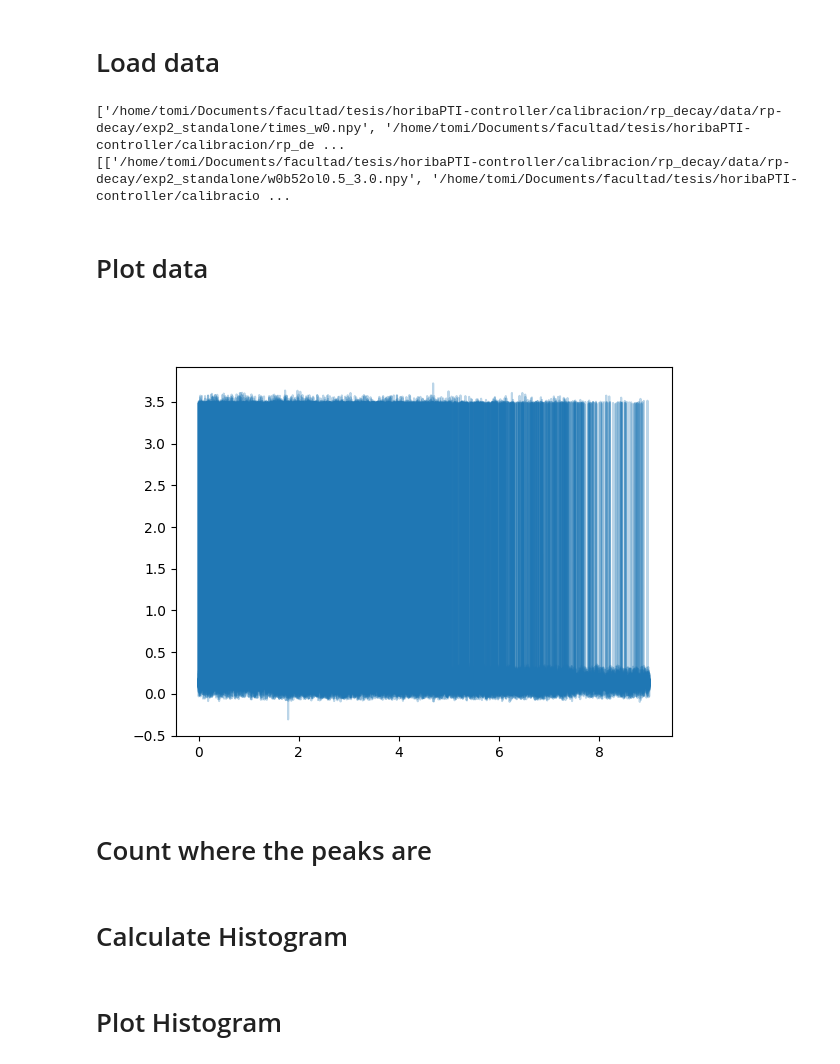
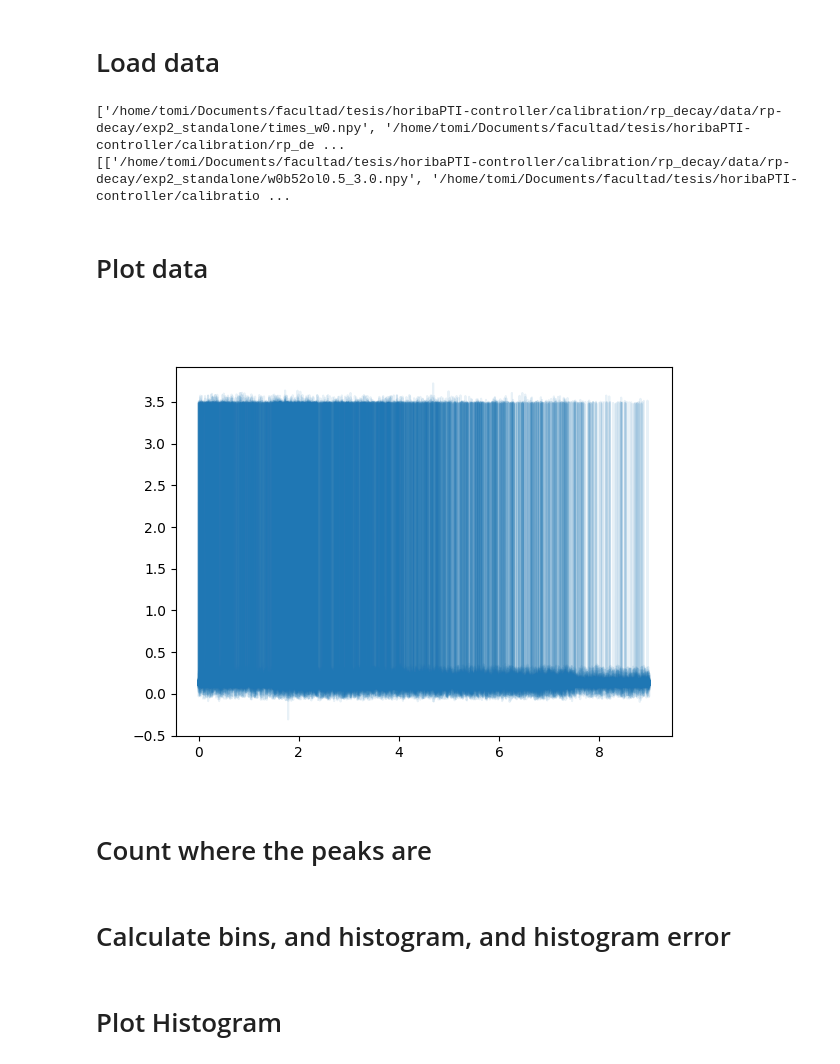
Before and after one commit to tdinapoli/horibaPTI-controller, a Jupyter notebook: calibration/rp_decay/analysis.ipynb, the cells around one changed output. Cells and saved outputs as stored; diff of their text form; code cells hidden in the pictures.

```diff
--- a/calibration/rp_decay/analysis.ipynb
+++ b/calibration/rp_decay/analysis.ipynb
@@ -17,7 +31,7 @@ import glob
 # %% [markdown]
 # Load data
 # %%
-common_path = '/home/tomi/Documents/facultad/tesis/horibaPTI-controller/calibracion/rp_decay/data/rp-decay/exp2_standalone/'
+common_path = '/home/tomi/Documents/facultad/tesis/horibaPTI-controller/calibration/rp_decay/data/rp-decay/exp2_standalone/'
 times_path = f"{common_path}times*"
 amount_windows = 5
 screens_windows_path = []
@@ -27,21 +41,21 @@ times_paths = glob.glob(times_path)
 print(times_paths)
 print(screens_windows_path)
 # %% [output]
-['/home/tomi/Documents/facultad/tesis/horibaPTI-controller/calibracion/rp_decay/data/rp-decay/exp2_standalone/times_w0.npy', '/home/tomi/Documents/facultad/tesis/horibaPTI-controller/calibracion/rp_de ...
-[['/home/tomi/Documents/facultad/tesis/horibaPTI-controller/calibracion/rp_decay/data/rp-decay/exp2_standalone/w0b52ol0.5_3.0.npy', '/home/tomi/Documents/facultad/tesis/horibaPTI-controller/calibracio ...
+['/home/tomi/Documents/facultad/tesis/horibaPTI-controller/calibration/rp_decay/data/rp-decay/exp2_standalone/times_w0.npy', '/home/tomi/Documents/facultad/tesis/horibaPTI-controller/calibration/rp_de ...
+[['/home/tomi/Documents/facultad/tesis/horibaPTI-controller/calibration/rp_decay/data/rp-decay/exp2_standalone/w0b52ol0.5_3.0.npy', '/home/tomi/Documents/facultad/tesis/horibaPTI-controller/calibratio ...
 # %% [markdown]
 # Plot data
 # %%
 plt.close('all')
 for time_path, screen_window_path in zip(times_paths, screens_windows_path):
     time = np.load(time_path)
     for screen_path in screen_window_path:
         screen = np.load(screen_path)
-        plt.plot(time, screen, alpha=0.3, color='C0')
+        plt.plot(time, screen, alpha=0.1, color='C0')
 
 plt.show()
 # %% [output]
-[figure, old version]
+[figure, new version]
 # %% [markdown]
 # Count where the peaks are
 # %%
@@ -61,5 +74,3 @@ def count_peaks_from_paths(time_paths, screen_window_paths):
     return counts
 
 counts = count_peaks_from_paths(times_paths, screens_windows_path)
-# %% [markdown]
-# Calculate Histogram
@@ -71,0 +77,2 @@ bin_centres = bins[1:] - bin_width
+# %% [markdown]
+# Calculate bins, and histogram, and histogram error
```
Also changed, not shown: parts of 9 cells of this notebook, 1 other file.
